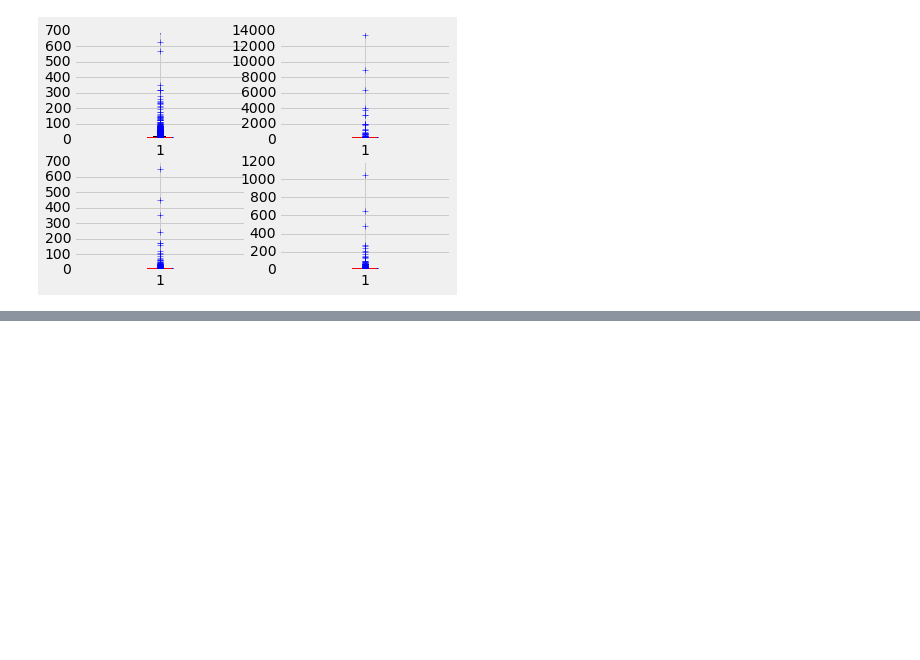
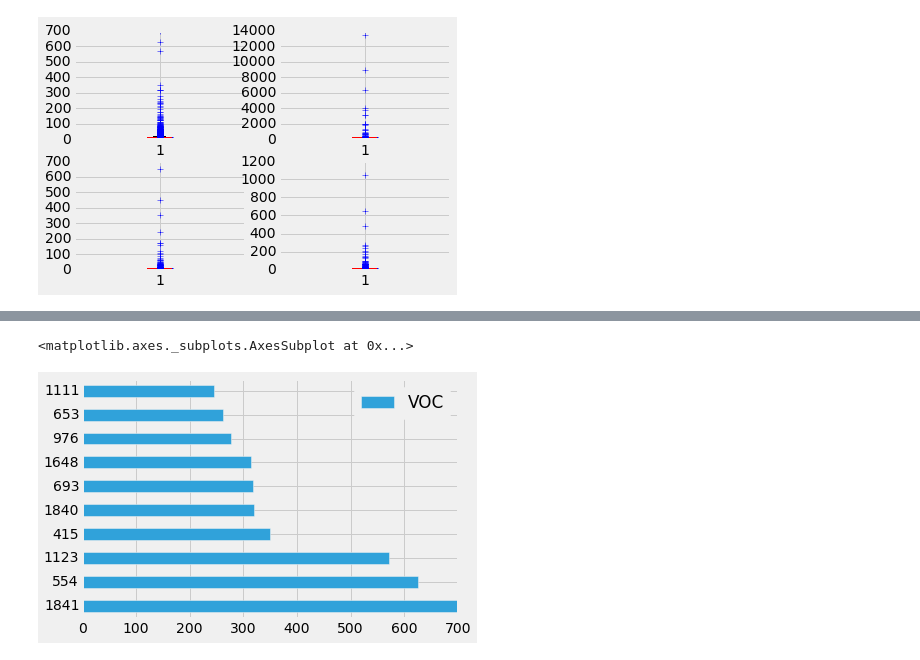
Before and after one commit to robroc/nicar16-visualizing-data-python, a Jupyter notebook: Visualizing data with Python - NICAR16.ipynb, the cells around one changed output, grey strips where cells are left out. Drawn from its saved outputs; the diff is of its cells as text; code cells hidden in the pictures; blank space fills up the shorter version.

```diff
--- a/Visualizing data with Python - NICAR16.ipynb
+++ b/Visualizing data with Python - NICAR16.ipynb
@@ -192,0 +193,4 @@ Similar distributions across all pollutants. Now let's make a bar chart of the t
+# %%
+# Take only the name and VOC columns, sort descending by VOC and take the top 10 rows
+top_VOC = df[["name", "VOC"]].sort("VOC", ascending=False).head(10)
+top_VOC
@@ -192,0 +237,5 @@ Similar distributions across all pollutants. Now let's make a bar chart of the t
+# %%
+top_VOC.plot(kind="barh")
+# %% [output]
+<matplotlib.axes._subplots.AxesSubplot at 0x...>
+[figure, added]
```
Also changed, not shown: parts of 12 cells of this notebook.
